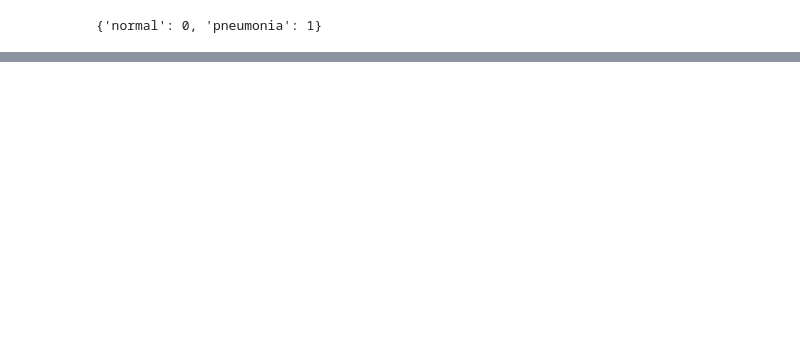
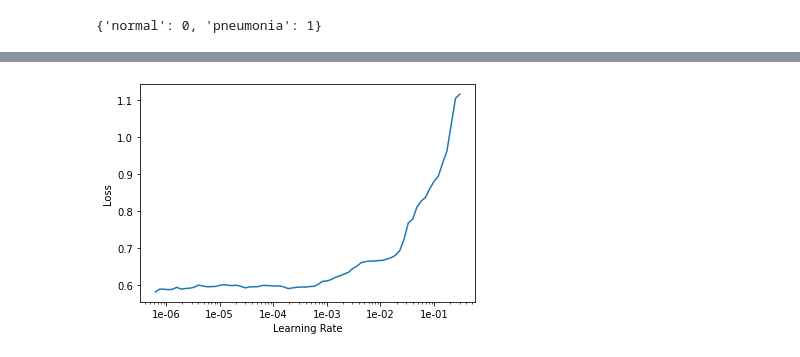
Before and after one commit to plaban1981/Dphi_hackathon, a Jupyter notebook: Pneumonia_Classification_Challenge_by_Segmind_keras.ipynb, the cells around one changed output, grey strips where cells are left out. Cells and saved outputs as stored; diff of their text form; code cells hidden in the pictures; blank space fills up the shorter version.

```diff
--- a/Pneumonia_Classification_Challenge_by_Segmind_keras.ipynb
+++ b/Pneumonia_Classification_Challenge_by_Segmind_keras.ipynb
@@ -423,0 +478,8 @@ test.to_csv("keras.csv",index=False)
+# %%
+data =ImageDataBunch.from_folder(data_path,
+                                 train="train",
+                                 valid_pct =0.2,
+                                 test = "test",
+                                 size=300,
+                                 ds_tfms=get_transforms(),
+                                 resize_method=ResizeMethod.SQUISH).normalize(imagenet_stats)
@@ -423,0 +521,13 @@ test.to_csv("keras.csv",index=False)
+# %%
+fscore = FBeta(average='macro', beta=1)
+# %%
+learn = cnn_learner(data,
+                models.resnet34,
+                bn_wd=False,
+                metrics=[error_rate, accuracy,fscore],
+                loss_func=LabelSmoothingCrossEntropy(),
+                callback_fns=[BnFreeze,
+                              partial(SaveModelCallback,
+                                      monitor='error_rate',
+                                      name='best_error')]
+                ).to_fp16()
@@ -423,0 +536,2 @@ test.to_csv("keras.csv",index=False)
+# %%
+learn.fit_one_cycle(5)
@@ -423,0 +558,4 @@ test.to_csv("keras.csv",index=False)
+# %%
+learn.recorder.plot()
+# %% [output]
+[figure, added]
```
Also changed, not shown: parts of 42 cells of this notebook.
